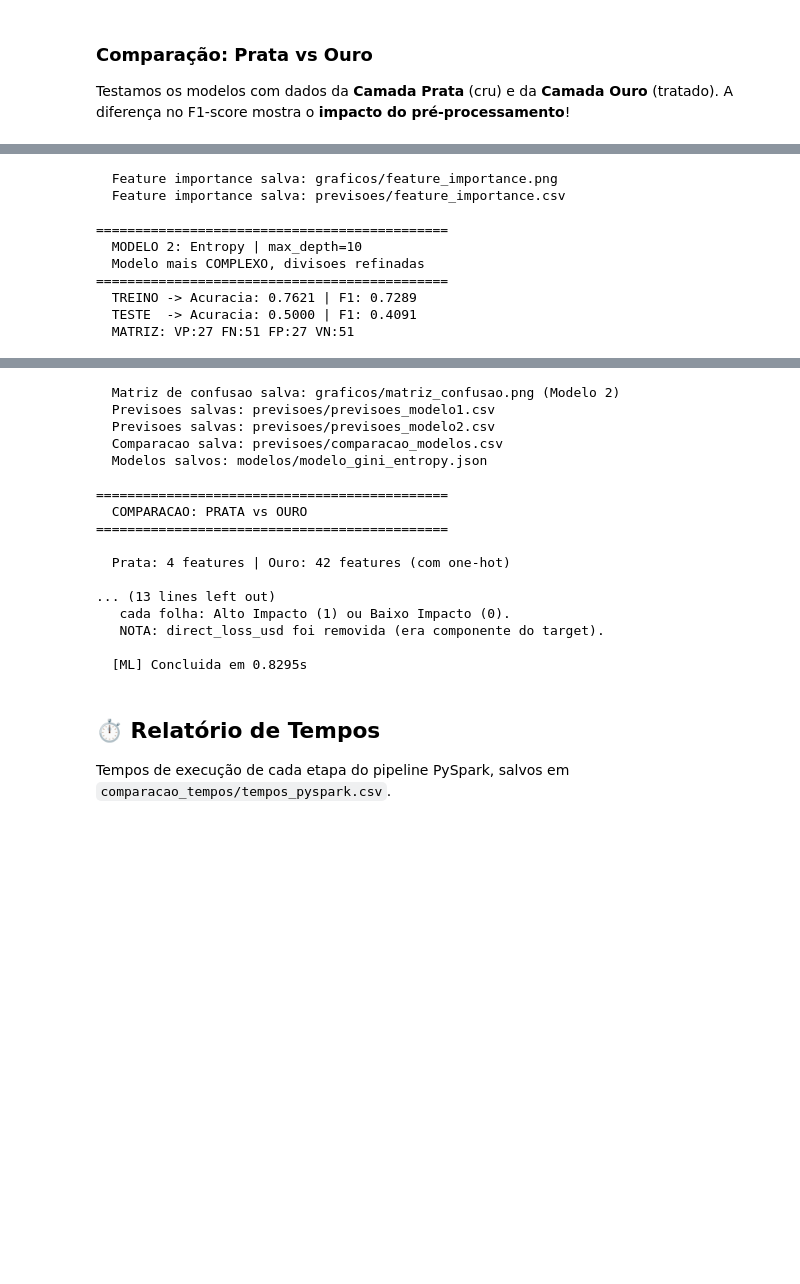
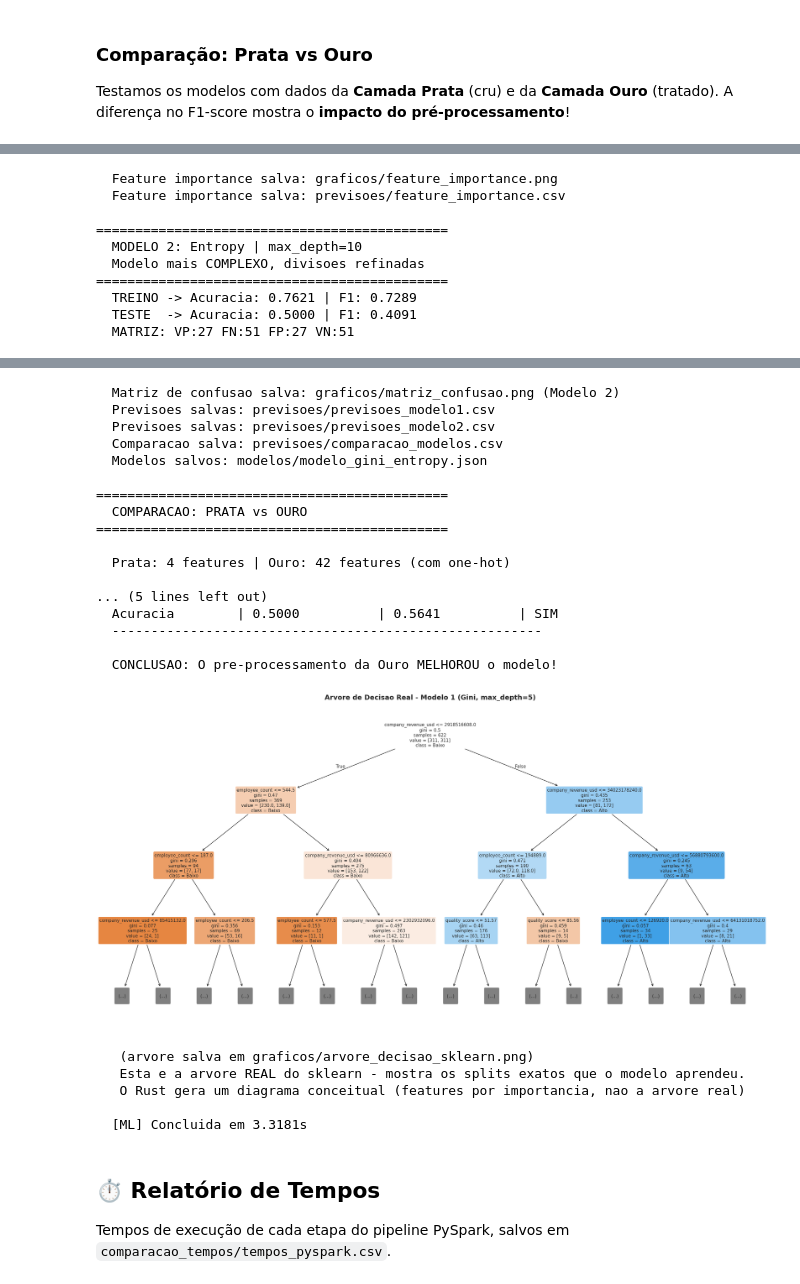
Before and after one commit to Benjamin-Yuji-Suzuki/projetocienciadados, a Jupyter notebook: projeto_pyspark/pipeline_pyspark.ipynb, the cells around one changed output, grey strips where cells are left out. Cells and saved outputs as stored; diff of their text form; code cells hidden in the pictures; blank space fills up the shorter version.

Commit message:
fix: add sklearn.tree.plot_tree visualization (real tree) to both notebooks; add roteiro_arguicao.md study guide

```diff
--- a/projeto_pyspark/pipeline_pyspark.ipynb
+++ b/projeto_pyspark/pipeline_pyspark.ipynb
@@ -870,11 +870,17 @@ else:
     print("\n  CONCLUSAO: O pre-processamento nao melhorou o F1, mas")
     print("      o modelo e mais ROBUSTO e GENERALIZAVEL.")
 
-print("\n  ARVORE DE DECISAO — ESTRUTURA:")
-print("   O Modelo 1 (Gini, d=5) cria ate 5 niveis de profundidade.")
-print("   Cada no testa uma feature (ex: company_revenue_usd > X)")
-print("   cada folha: Alto Impacto (1) ou Baixo Impacto (0).")
-print("   NOTA: direct_loss_usd foi removida (era componente do target).\n")
+from sklearn.tree import plot_tree
+plt.figure(figsize=(20, 10))
+plot_tree(m1, feature_names=feat_names_prata, class_names=["Baixo", "Alto"],
+          filled=True, rounded=True, fontsize=9, max_depth=3)
+plt.title("Arvore de Decisao Real - Modelo 1 (Gini, max_depth=5)", fontsize=14, fontweight="bold")
+plt.tight_layout()
+plt.savefig("graficos/arvore_decisao_sklearn.png", dpi=150, bbox_inches="tight")
+plt.show()
+print("   (arvore salva em graficos/arvore_decisao_sklearn.png)")
+print("   Esta e a arvore REAL do sklearn - mostra os splits exatos que o modelo aprendeu.")
+print("   O Rust gera um diagrama conceitual (features por importancia, nao a arvore real)\n")
 
 ml_time = time.time() - t0
 tempos["ML"] = ml_time
@@ -895,37 +901,43 @@ print(f"  [ML] Concluida em {ml_time:.4f}s\n")
   Modelo mais SIMPLES para evitar overfitting
 =============================================
   TREINO -> Acuracia: 0.6849 | F1: 0.6512
   TESTE  -> Acuracia: 0.5577 | F1: 0.4889
   MATRIZ: VP:33 FN:45 FP:24 VN:54
 [figure]
   Feature importance salva: graficos/feature_importance.png
   Feature importance salva: previsoes/feature_importance.csv
 
 =============================================
   MODELO 2: Entropy | max_depth=10
   Modelo mais COMPLEXO, divisoes refinadas
 =============================================
   TREINO -> Acuracia: 0.7621 | F1: 0.7289
   TESTE  -> Acuracia: 0.5000 | F1: 0.4091
   MATRIZ: VP:27 FN:51 FP:27 VN:51
 [figure]
   Matriz de confusao salva: graficos/matriz_confusao.png (Modelo 2)
   Previsoes salvas: previsoes/previsoes_modelo1.csv
   Previsoes salvas: previsoes/previsoes_modelo2.csv
   Comparacao salva: previsoes/comparacao_modelos.csv
   Modelos salvos: modelos/modelo_gini_entropy.json
 
 =============================================
   COMPARACAO: PRATA vs OURO
 =============================================
 
   Prata: 4 features | Ouro: 42 features (com one-hot)
 
-... (13 lines left out)
-   cada folha: Alto Impacto (1) ou Baixo Impacto (0).
-   NOTA: direct_loss_usd foi removida (era componente do target).
+... (5 lines left out)
+  Acuracia        | 0.5000          | 0.5641          | SIM
+  -------------------------------------------------------
 
-  [ML] Concluida em 0.8295s
+  CONCLUSAO: O pre-processamento da Ouro MELHOROU o modelo!
+[figure, added]
+   (arvore salva em graficos/arvore_decisao_sklearn.png)
+   Esta e a arvore REAL do sklearn - mostra os splits exatos que o modelo aprendeu.
+   O Rust gera um diagrama conceitual (features por importancia, nao a arvore real)
+
+  [ML] Concluida em 3.3181s
 # %% [markdown]
 ## ⏱️ Relatório de Tempos
 Tempos de execução de cada etapa do pipeline PySpark, salvos em `comparacao_tempos/tempos_pyspark.csv`.
```
Also changed, not shown: parts of 9 cells of this notebook, 3 other files.
